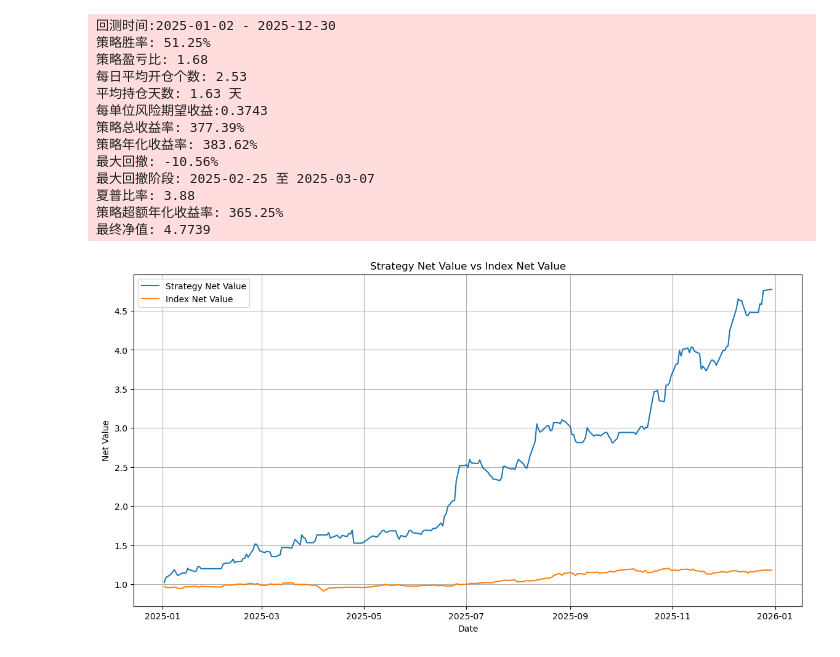
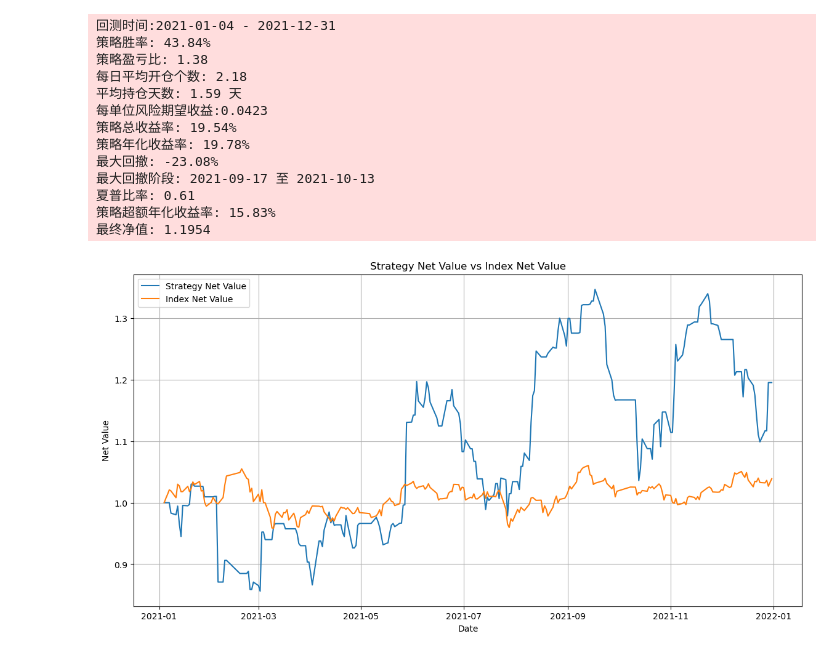
Before and after one commit to sslz1806/my_strategy, a Jupyter notebook: 回测demo.ipynb, the cells around one changed output. Drawn from its saved outputs; the diff is of its cells as text; code cells hidden in the pictures.

```diff
--- a/回测demo.ipynb
+++ b/回测demo.ipynb
@@ -6,9 +6,9 @@ import polars as pl
 import pandas as pd
 import datetime as dt
 import time
-import logging
 
-logging = get_logger(log_file='回测.log')
+
+logging = get_logger(log_file='回测.log',inherit=False)
 
 start_date = dt.date(2021,1,1)
 end_date = dt.datetime.today()
@@ -22,6 +22,8 @@ market_value = market_value.with_columns([
 ])
 stock_data = stock_data.join(market_value.select(['code','trading_date','free_float_mv']),on=['code','trading_date'],how='left')
 #stock_data.schema
+# 去掉没用的列
+stock_data = stock_data.drop(['change','total_share','attack','activity','pe','float_share','buying','selling','swing','strength','avg_turnover'])
 # %%
 # 1.涨停标记
 # 标记涨停状态：limit_status
@@ -30,6 +32,8 @@ stock_data = mark_limit_status(stock_data)
 stock_data = mark_limit_desc(stock_data)
 # 记录最近的一次涨停描述：last_limit_desc
 stock_data = mark_last_limit_desc(stock_data)
+# 统计10天内涨停平均换手率
+stock_data = cal_limit_avg_turnover(stock_data, window=5)
 
 # 2.均线特征
 # 计算均线:sma_{window}
@@ -91,7 +95,8 @@ params_dict={
     'high':-2.5,
     'mv_min':35,
     'mv_max':1000,
-    'prev_limit_status':['断板','炸板']
+    'prev_limit_status':['断板','炸板'],
+    'avg_limit_turnover_5_min':-1
 }
 # polars的信号文件
 信号文件= stock_data.filter(
@@ -150,6 +155,10 @@ stock_data = stock_data.with_columns(
         # 5. 自由流通值区间
         (pl.col("free_float_mv") >= params_dict["mv_min"]) &
         (pl.col("free_float_mv") <= params_dict["mv_max"]) &
+
+        # 6. 最近的涨停平均换手率
+        #(pl.col("avg_limit_turnover_5") >= params_dict["avg_limit_turnover_5_min"]) &
+
         # 6. 绝对位置不能太高，不能触发严重异动
         ((pl.col("open")/pl.col("lowest_30")) <= 3)
 
@@ -647,21 +303,20 @@ Row orientation inferred during DataFrame construction. Explicitly specify the o
-# %%
-#back_result =report_backtest_full(result_df, start_date = '2025-01-01', end_date='2025-12-20',profit_col='weight_profit')
-back_result =report_backtest_full(merged_df_with_weight_adjust.to_pandas(), start_date = '2025-01-01', end_date=end_date_str,profit_col='weight_profit')
-# %% [output]
-回测时间:2025-01-02 - 2025-12-30
-策略胜率: 51.25%
-策略盈亏比: 1.68
-每日平均开仓个数: 2.53
-平均持仓天数: 1.63 天
-每单位风险期望收益:0.3743
-策略总收益率: 377.39%
-策略年化收益率: 383.62%
-最大回撤: -10.56%
-最大回撤阶段: 2025-02-25 至 2025-03-07
-夏普比率: 3.88
-策略超额年化收益率: 365.25%
-最终净值: 4.7739
-[figure, removed]
+# %%
+back_result =report_backtest_full(merged_df_with_weight.to_pandas(), start_date = '2021-01-01', end_date='2022-01-01',profit_col='weight_profit')
+# %% [output]
+回测时间:2021-01-04 - 2021-12-31
+策略胜率: 43.84%
+策略盈亏比: 1.38
+每日平均开仓个数: 2.18
+平均持仓天数: 1.59 天
+每单位风险期望收益:0.0423
+策略总收益率: 19.54%
+策略年化收益率: 19.78%
+最大回撤: -23.08%
+最大回撤阶段: 2021-09-17 至 2021-10-13
+夏普比率: 0.61
+策略超额年化收益率: 15.83%
+最终净值: 1.1954
+[figure, added]
 # %%
 import pandas as pd
 import numpy as np
```
Also changed, not shown: parts of 4 cells of this notebook, 14 other files.
